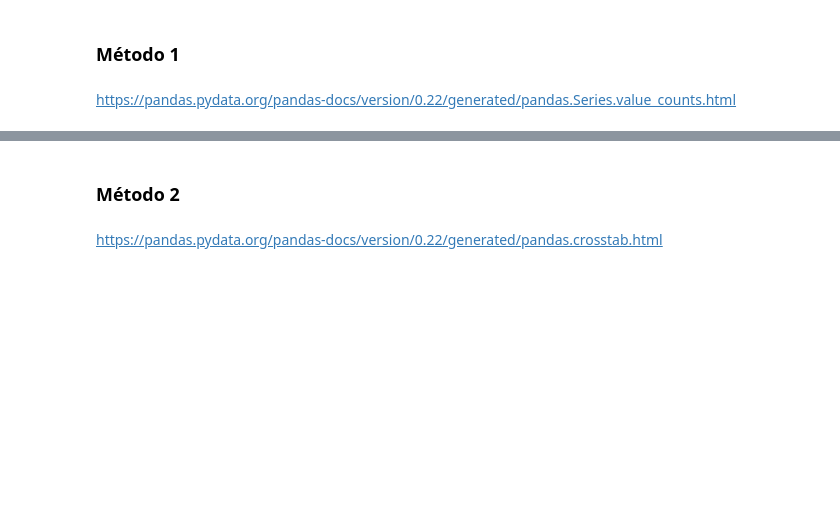
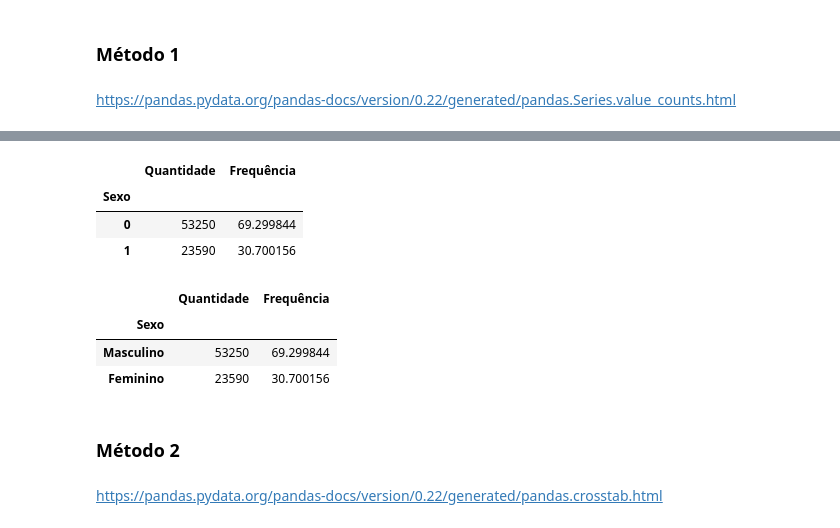
Before and after one commit to mr-miguelrangel/Estatistica-com-Python, a Jupyter notebook: Curso_de_Estatística_Parte_1.ipynb, the cells around one changed output, grey strips where cells are left out. Cells and saved outputs as stored; diff of their text form; code cells hidden in the pictures; blank space fills up the shorter version.

```diff
--- a/Curso_de_Estatística_Parte_1.ipynb
+++ b/Curso_de_Estatística_Parte_1.ipynb
@@ -167,3 +260,22 @@ https://pandas.pydata.org/pandas-docs/version/0.22/generated/pandas.Series.value
+# %%
+sexo_contagem = dados['Sexo'].value_counts()
+sexo_frequencia = dados['Sexo'].value_counts(normalize=True)*100
+# %%
+sexo_tabela = pd.DataFrame({'Quantidade': sexo_contagem, 'Frequência': sexo_frequencia})
+# %%
+sexo_tabela
+# %% [output]
+|  | Quantidade | Frequência |
+| Sexo |  |  |
+| 0 | 53250 | 69.299844 |
+| 1 | 23590 | 30.700156 |
+# %%
+sexo_tabela.rename({0:'Masculino', 1:'Feminino'})
+# %% [output]
+|  | Quantidade | Frequência |
+| Sexo |  |  |
+| Masculino | 53250 | 69.299844 |
+| Feminino | 23590 | 30.700156 |
 # %% [markdown]
 ### Método 2
 # %% [markdown]
```
Also changed, not shown: parts of 9 cells of this notebook.
